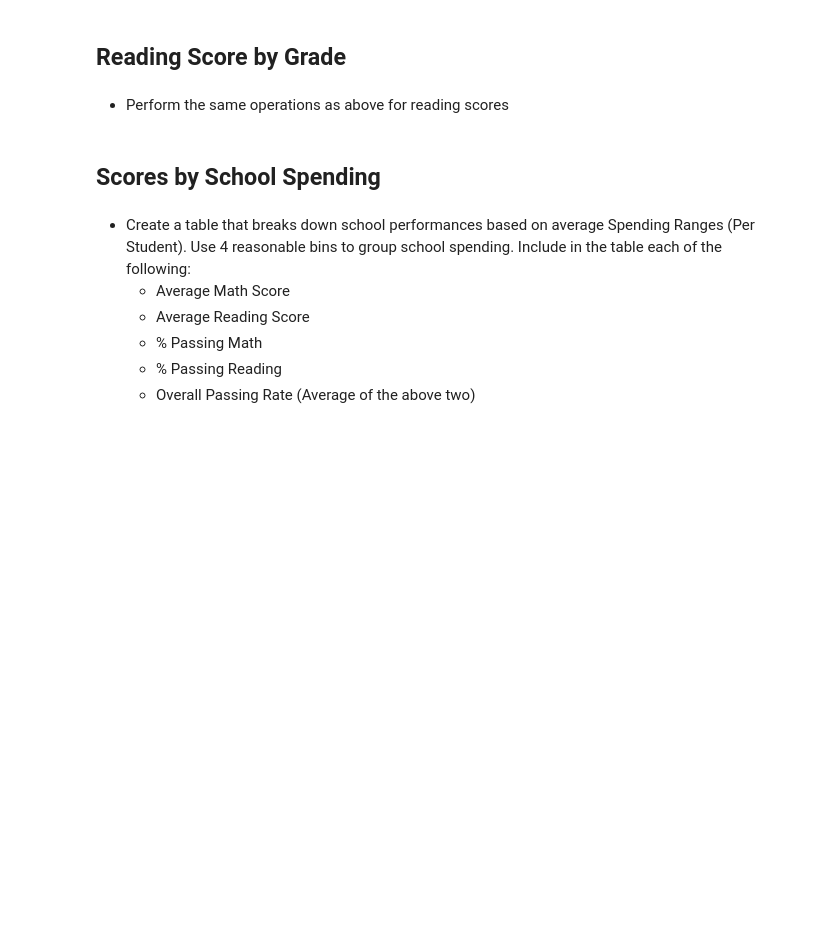
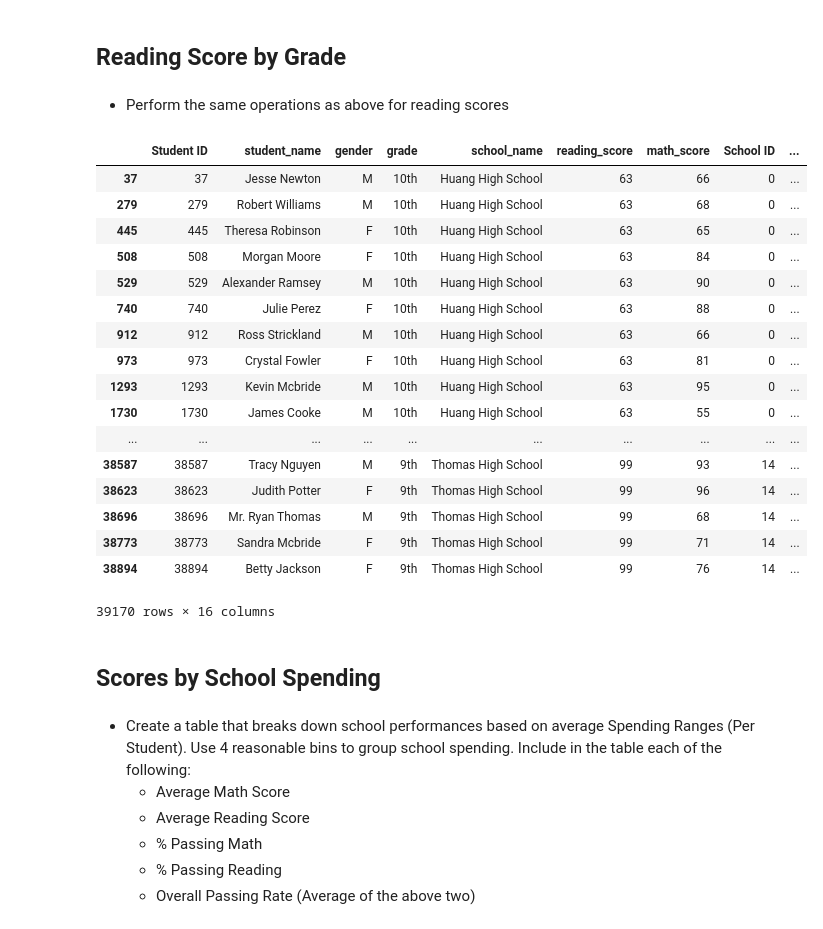
Before and after one commit to bamrot/panda_hm, a Jupyter notebook: PyCitySchools/PyCitySchools_starter.ipynb, the cells around one changed output. Drawn from its saved outputs; the diff is of its cells as text; code cells hidden in the pictures; blank space fills up the shorter version.

```diff
--- a/PyCitySchools/PyCitySchools_starter.ipynb
+++ b/PyCitySchools/PyCitySchools_starter.ipynb
@@ -400,6 +417,28 @@ SyntaxError: invalid syntax (<ipython-input-55-15d9903f41bc>, line 1)
 ## Reading Score by Grade
 # %% [markdown]
 * Perform the same operations as above for reading scores
+# %%
+reading_score_bygrade = school_data_complete.sort_values(by=['grade', 'reading_score'])
+reading_score_bygrade
+# %% [output]
+|  | Student ID | student_name | gender | grade | school_name | reading_score | math_score | School ID | ... |
+| 37 | 37 | Jesse Newton | M | 10th | Huang High School | 63 | 66 | 0 | ... |
+| 279 | 279 | Robert Williams | M | 10th | Huang High School | 63 | 68 | 0 | ... |
+| 445 | 445 | Theresa Robinson | F | 10th | Huang High School | 63 | 65 | 0 | ... |
+| 508 | 508 | Morgan Moore | F | 10th | Huang High School | 63 | 84 | 0 | ... |
+| 529 | 529 | Alexander Ramsey | M | 10th | Huang High School | 63 | 90 | 0 | ... |
+| 740 | 740 | Julie Perez | F | 10th | Huang High School | 63 | 88 | 0 | ... |
+| 912 | 912 | Ross Strickland | M | 10th | Huang High School | 63 | 66 | 0 | ... |
+| 973 | 973 | Crystal Fowler | F | 10th | Huang High School | 63 | 81 | 0 | ... |
+| 1293 | 1293 | Kevin Mcbride | M | 10th | Huang High School | 63 | 95 | 0 | ... |
+| 1730 | 1730 | James Cooke | M | 10th | Huang High School | 63 | 55 | 0 | ... |
+| ... | ... | ... | ... | ... | ... | ... | ... | ... | ... |
+| 38587 | 38587 | Tracy Nguyen | M | 9th | Thomas High School | 99 | 93 | 14 | ... |
+| 38623 | 38623 | Judith Potter | F | 9th | Thomas High School | 99 | 96 | 14 | ... |
+| 38696 | 38696 | Mr. Ryan Thomas | M | 9th | Thomas High School | 99 | 68 | 14 | ... |
+| 38773 | 38773 | Sandra Mcbride | F | 9th | Thomas High School | 99 | 71 | 14 | ... |
+| 38894 | 38894 | Betty Jackson | F | 9th | Thomas High School | 99 | 76 | 14 | ... |
+39170 rows × 16 columns
 # %% [markdown]
 ## Scores by School Spending
 # %% [markdown]
```
Also changed, not shown: parts of 7 cells of this notebook.
